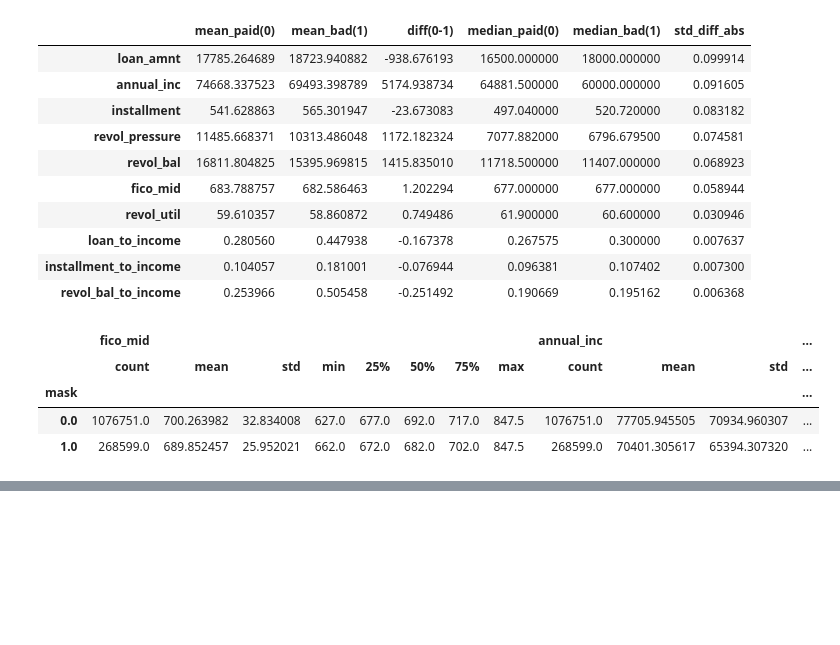
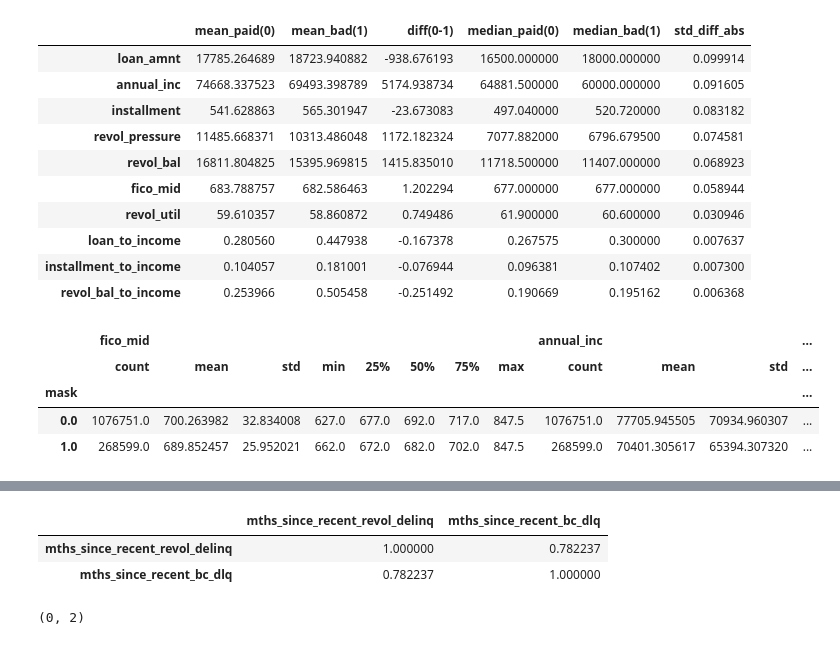
Before and after one commit to gywns7507/second_project, a Jupyter notebook: junick.ipynb, the cells around one changed output, grey strips where cells are left out. Saved outputs shown, nothing was run; the diff lists cells and outputs as text; code cells hidden in the pictures; blank space fills up the shorter version.

```diff
--- a/junick.ipynb
+++ b/junick.ipynb
@@ -748,0 +678,34 @@ df.groupby('mask')[["fico_mid", "annual_inc", "installment_to_income","revol_uti
+# %%
+cols = [
+'mths_since_last_delinq',
+'mths_since_last_record',
+'mths_since_last_major_derog',
+'mths_since_recent_revol_delinq',
+'mths_since_recent_bc_dlq',
+'mths_since_rcnt_il'
+]
+
+for col in cols:
+
+    df[col+"_missing"] = df[col].isna().astype(int)
+
+    max_val = df[col].max()
+
+    df[col] = df[col].fillna(max_val + 1)
+# %%
+cols = [
+'mths_since_last_delinq',
+'mths_since_last_record',
+'mths_since_last_major_derog',
+'mths_since_recent_revol_delinq',
+'mths_since_recent_bc_dlq',
+'mths_since_rcnt_il'
+]
+
+for col in cols:
+
+    df[col+"_missing"] = df[col].isna().astype(int)
+
+    max_val = df[col].max()
+
+    print(max_val)
@@ -748,0 +786,11 @@ df.groupby('mask')[["fico_mid", "annual_inc", "installment_to_income","revol_uti
+# %%
+df[['mths_since_recent_revol_delinq',
+    'mths_since_recent_bc_dlq']].corr()
+# %% [output]
+|  | mths_since_recent_revol_delinq | mths_since_recent_bc_dlq |
+| mths_since_recent_revol_delinq | 1.000000 | 0.782237 |
+| mths_since_recent_bc_dlq | 0.782237 | 1.000000 |
+# %%
+df.loc[df['mask'] == 1, ['issue_d', 'mask']].shape
+# %% [output]
+(0, 2)
```
Also changed, not shown: parts of 15 cells of this notebook, 2 other files.
